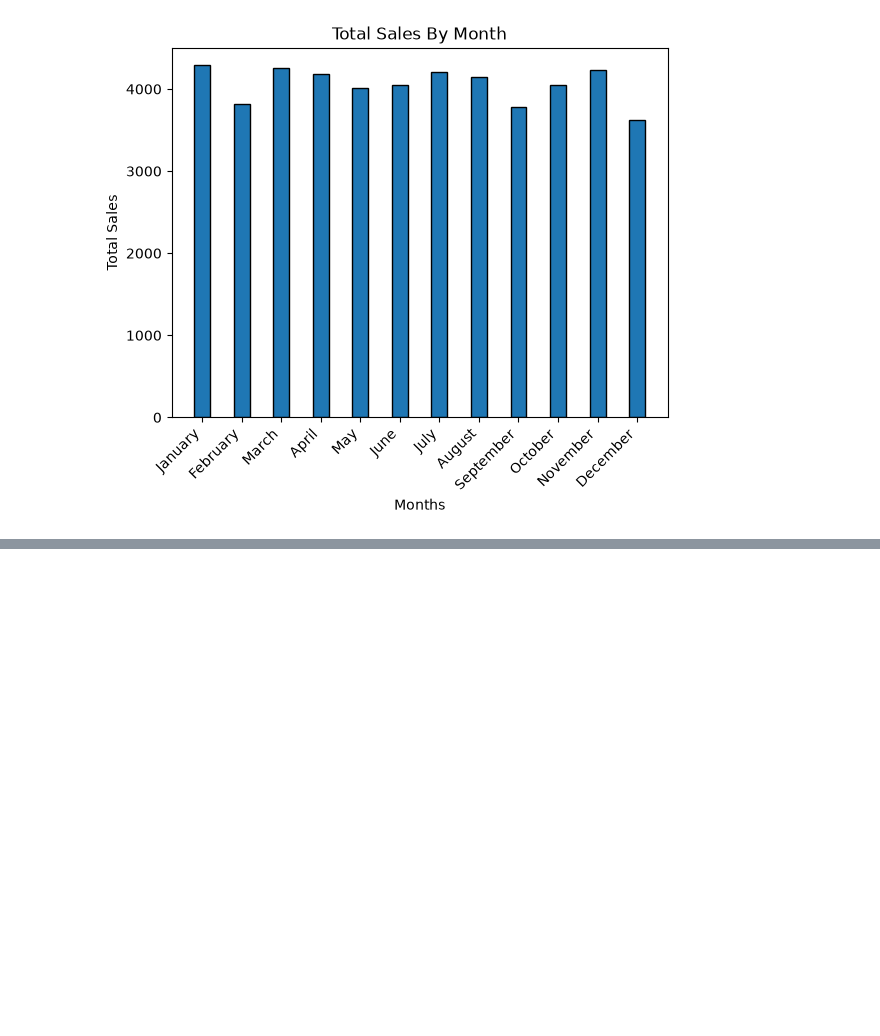
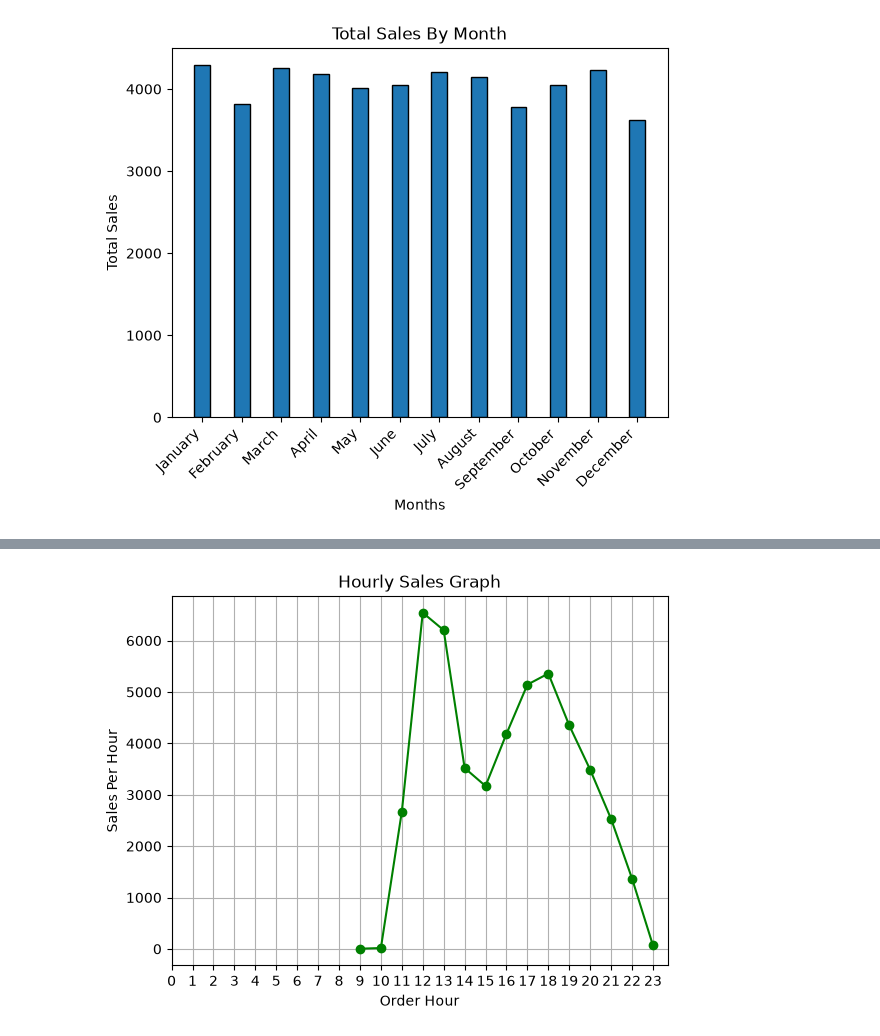
Before and after one commit to BIDUR2062/project_datascience, a Jupyter notebook: Pizza Sales Analysis/pizza_basics_analysis.ipynb, the cells around one changed output, grey strips where cells are left out. Cells and saved outputs as stored; diff of their text form; code cells hidden in the pictures; blank space fills up the shorter version.

Commit message:
Add analysis of pizza by hour and analysis of pizzar category based in order and total price

```diff
--- a/Pizza Sales Analysis/pizza_basics_analysis.ipynb
+++ b/Pizza Sales Analysis/pizza_basics_analysis.ipynb
@@ -166,0 +187,9 @@ Text(0.5, 1.0, 'Total Sales By Month')
+# %%
+df['order_time']=pd.to_datetime(df['order_time'],format='mixed')
+df['order_hour']=df['order_time'].dt.hour
+order_by_hour=df.groupby(['order_hour'])['order_id'].count().reset_index().rename(
+   columns= {
+        'order_id':'Orders_per_hour'
+    }
+)
+order_by_hour
@@ -166,0 +213,9 @@ Text(0.5, 1.0, 'Total Sales By Month')
+# %%
+plt.plot(order_by_hour['order_hour'],order_by_hour['Orders_per_hour'],marker='o',color='green')
+plt.xlabel("Order Hour")
+plt.ylabel('Sales Per Hour')
+plt.title('Hourly Sales Graph')
+plt.xticks(range(24))
+plt.grid(True)
+# %% [output]
+[figure, added]
```
Also changed, not shown: parts of 4 cells of this notebook.
